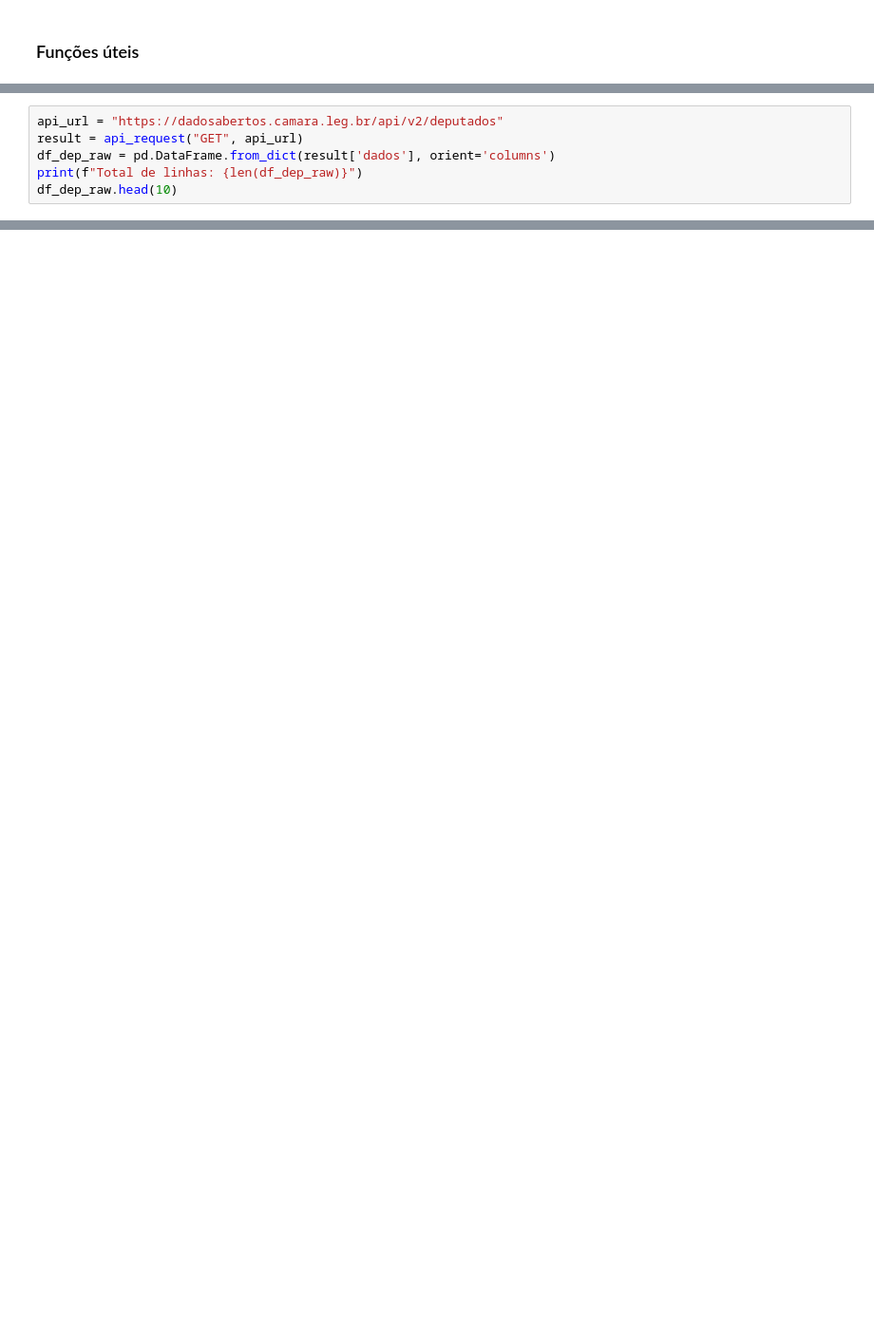
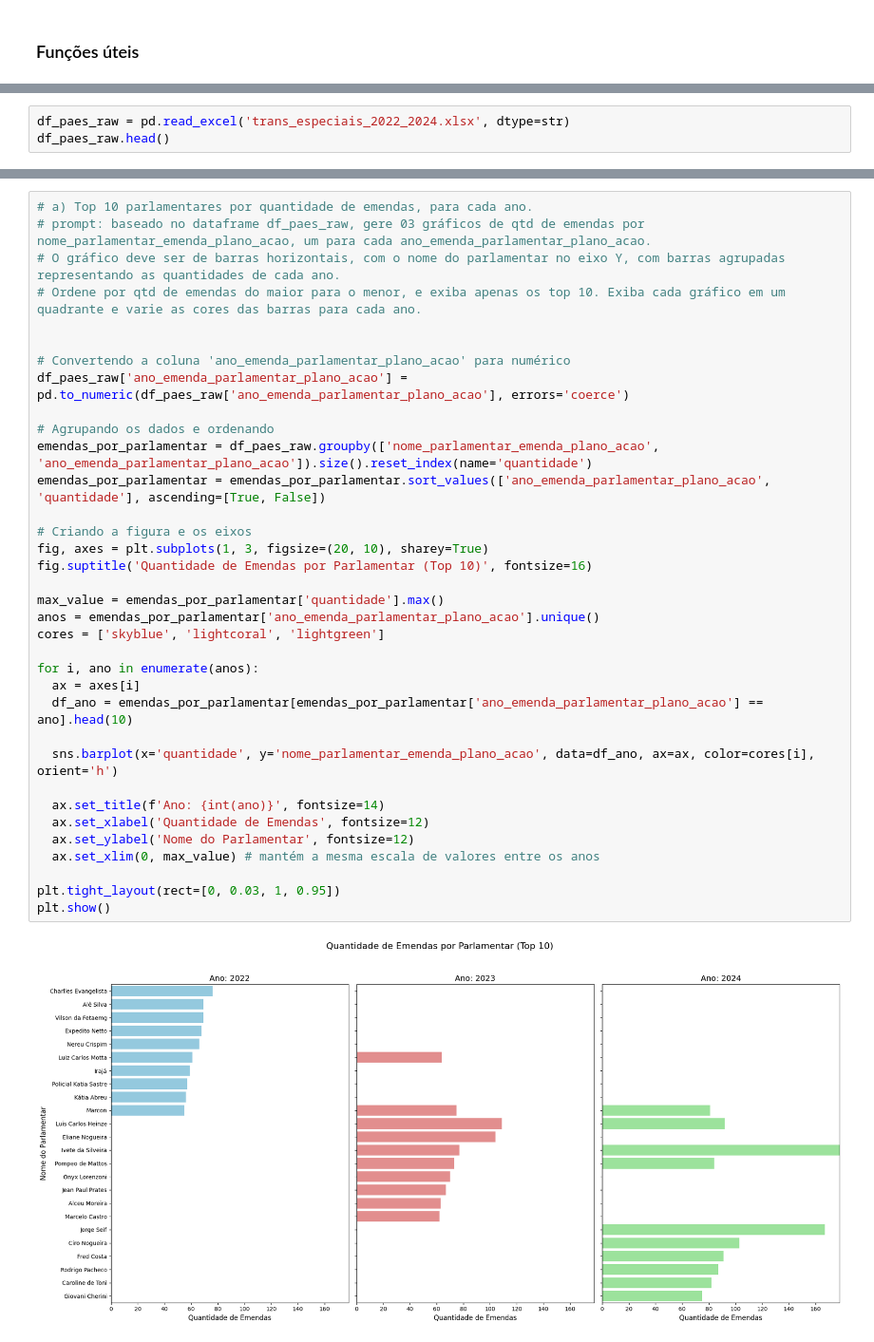
Before and after one commit to halisson-gomides/bootcamps, a Jupyter notebook: MGI_2025/API_especiais_consumindo_dados.ipynb, the cells around one changed output, grey strips where cells are left out. Shown at 95% size. Saved outputs shown, nothing was run; the diff lists cells and outputs as text; blank space fills up the shorter version.

```diff
--- a/MGI_2025/API_especiais_consumindo_dados.ipynb
+++ b/MGI_2025/API_especiais_consumindo_dados.ipynb
@@ -199,6 +69,0 @@ plt.show()
-# %%
-api_url = "https://dadosabertos.camara.leg.br/api/v2/deputados"
-result = api_request("GET", api_url)
-df_dep_raw = pd.DataFrame.from_dict(result['dados'], orient='columns')
-print(f"Total de linhas: {len(df_dep_raw)}")
-df_dep_raw.head(10)
@@ -217,0 +174,3 @@ Total de linhas: 513
+# %%
+df_paes_raw = pd.read_excel('trans_especiais_2022_2024.xlsx', dtype=str)
+df_paes_raw.head()
@@ -217,0 +179,37 @@ Total de linhas: 513
+# %%
+# a) Top 10 parlamentares por quantidade de emendas, para cada ano.
+# prompt: baseado no dataframe df_paes_raw, gere 03 gráficos de qtd de emendas por nome_parlamentar_emenda_plano_acao, um para cada ano_emenda_parlamentar_plano_acao.
+# O gráfico deve ser de barras horizontais, com o nome do parlamentar no eixo Y, com barras agrupadas representando as quantidades de cada ano.
+# Ordene por qtd de emendas do maior para o menor, e exiba apenas os top 10. Exiba cada gráfico em um quadrante e varie as cores das barras para cada ano.
+
+
+# Convertendo a coluna 'ano_emenda_parlamentar_plano_acao' para numérico
+df_paes_raw['ano_emenda_parlamentar_plano_acao'] = pd.to_numeric(df_paes_raw['ano_emenda_parlamentar_plano_acao'], errors='coerce')
+
+# Agrupando os dados e ordenando
+emendas_por_parlamentar = df_paes_raw.groupby(['nome_parlamentar_emenda_plano_acao', 'ano_emenda_parlamentar_plano_acao']).size().reset_index(name='quantidade')
+emendas_por_parlamentar = emendas_por_parlamentar.sort_values(['ano_emenda_parlamentar_plano_acao', 'quantidade'], ascending=[True, False])
+
+# Criando a figura e os eixos
+fig, axes = plt.subplots(1, 3, figsize=(20, 10), sharey=True)
+fig.suptitle('Quantidade de Emendas por Parlamentar (Top 10)', fontsize=16)
+
+max_value = emendas_por_parlamentar['quantidade'].max()
+anos = emendas_por_parlamentar['ano_emenda_parlamentar_plano_acao'].unique()
+cores = ['skyblue', 'lightcoral', 'lightgreen']
+
+for i, ano in enumerate(anos):
+  ax = axes[i]
+  df_ano = emendas_por_parlamentar[emendas_por_parlamentar['ano_emenda_parlamentar_plano_acao'] == ano].head(10)
+
+  sns.barplot(x='quantidade', y='nome_parlamentar_emenda_plano_acao', data=df_ano, ax=ax, color=cores[i], orient='h')
+
+  ax.set_title(f'Ano: {int(ano)}', fontsize=14)
+  ax.set_xlabel('Quantidade de Emendas', fontsize=12)
+  ax.set_ylabel('Nome do Parlamentar', fontsize=12)
+  ax.set_xlim(0, max_value) # mantém a mesma escala de valores entre os anos
+
+plt.tight_layout(rect=[0, 0.03, 1, 0.95])
+plt.show()
+# %% [output]
+[figure, added]
```
Also changed, not shown: parts of 91 cells of this notebook.
